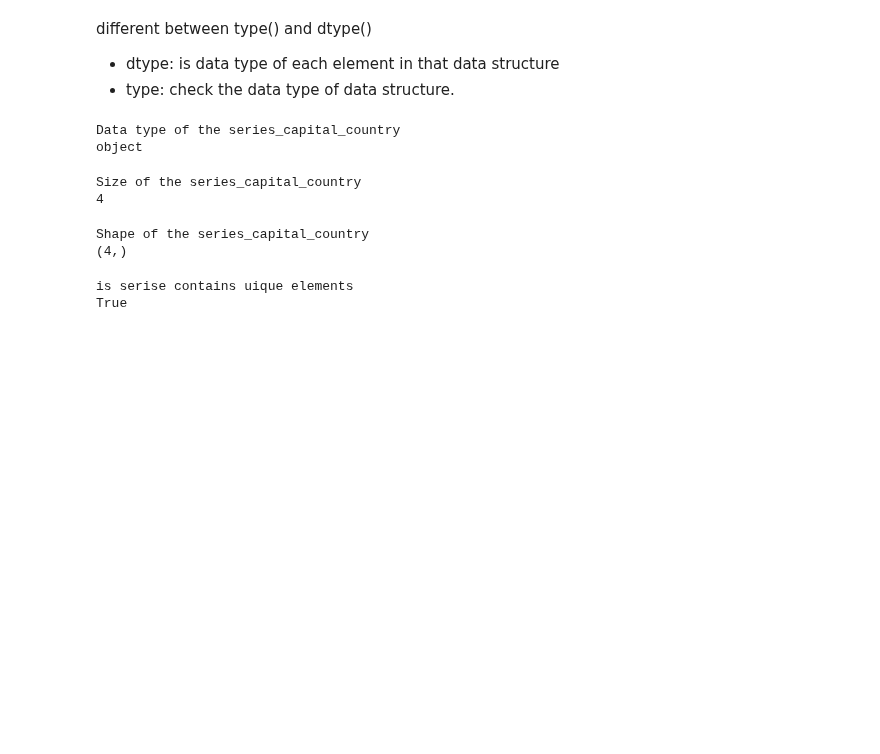
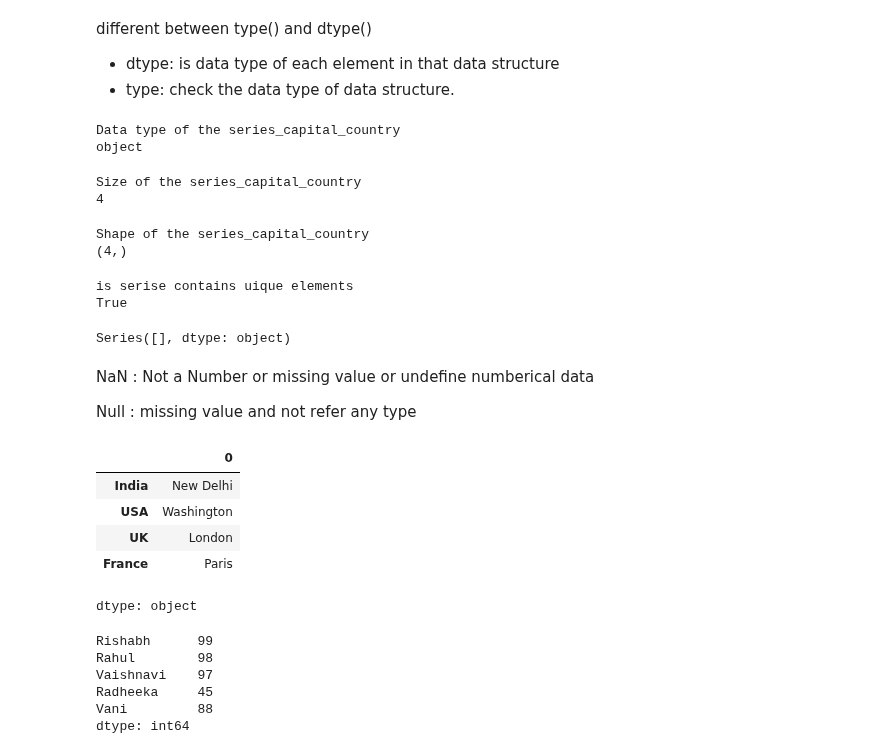
Before and after one commit to Rishabh9559/Data_science, a Jupyter notebook: python/Pandas.ipynb, the cells around one changed output. Cells and saved outputs as stored; diff of their text form; code cells hidden in the pictures; blank space fills up the shorter version.

```diff
--- a/python/Pandas.ipynb
+++ b/python/Pandas.ipynb
@@ -214,3 +214,38 @@ print(series_capital.is_unique)
 # %% [output]
 is serise contains uique elements
 True
+# %%
+#  Empty serise
+empty_series=pd.Series()
+print(empty_series)
+# %% [output]
+Series([], dtype: object)
+# %% [markdown]
+NaN : Not a Number or missing value or undefine numberical data<br>
+
+Null : missing value and not refer any type
+# %%
+# series_capital.head()
+series_capital.tail()
+# %% [output]
+|  | 0 |
+| India | New Delhi |
+| USA | Washington |
+| UK | London |
+| France | Paris |
+dtype: object
+# %%
+marks=[99,98,97,45,88]
+student=['Rishabh','Rahul','Vaishnavi','Radheeka','Vani']
+
+
+series_student=pd.Series(marks,index=student)
+
+print(series_student)
+# %% [output]
+Rishabh      99
+Rahul        98
+Vaishnavi    97
+Radheeka     45
+Vani         88
+dtype: int64
```
Also changed, not shown: parts of 3 cells of this notebook.
